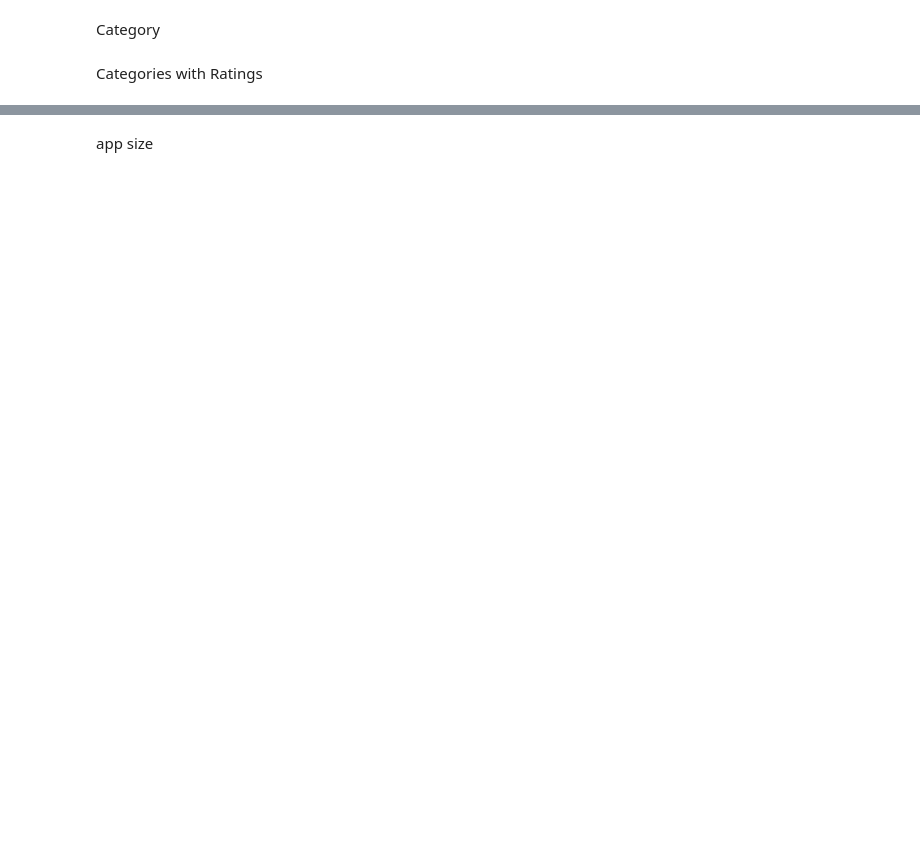
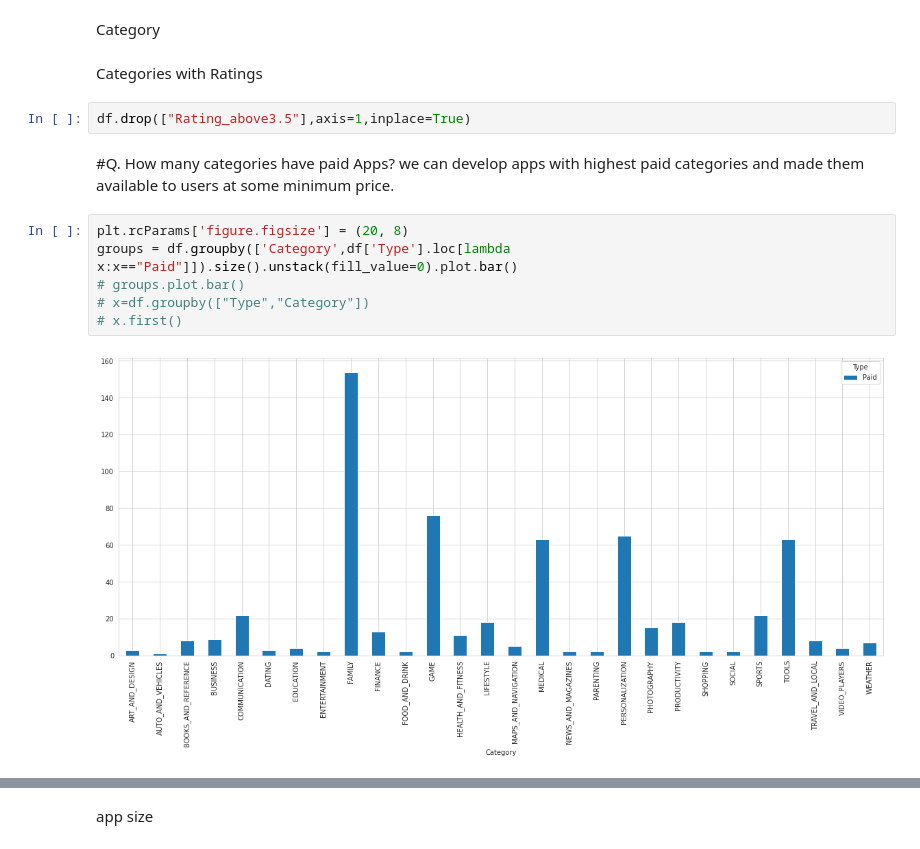
Before and after one commit to DeepakKumarSingh003/Play-store-App-Review-EDA, a Jupyter notebook: Play_Store_App_Review_EDA_Analysis_Capstone_Project.ipynb, the cells around one changed output, grey strips where cells are left out. Saved outputs shown, nothing was run; the diff lists cells and outputs as text; blank space fills up the shorter version.

Commit message:
Provided with some insight of Data visualization and solved few problems

```diff
--- a/Play_Store_App_Review_EDA_Analysis_Capstone_Project.ipynb
+++ b/Play_Store_App_Review_EDA_Analysis_Capstone_Project.ipynb
@@ -400,6 +444,19 @@ store_df.Genres.unique()
 Category
 # %% [markdown]
 Categories with Ratings
+# %%
+df.drop(["Rating_above3.5"],axis=1,inplace=True)
+# %% [markdown]
+#Q. How many categories have paid Apps?
+we can develop apps with highest paid categories and made them available to users at some minimum price.
+# %%
+plt.rcParams['figure.figsize'] = (20, 8)
+groups = df.groupby(['Category',df['Type'].loc[lambda x:x=="Paid"]]).size().unstack(fill_value=0).plot.bar()
+# groups.plot.bar()
+# x=df.groupby(["Type","Category"])
+# x.first()
+# %% [output]
+[figure, added]
 # %%
 Detailed_info(df)
 # %% [output]
```
Also changed, not shown: parts of 30 cells of this notebook.
